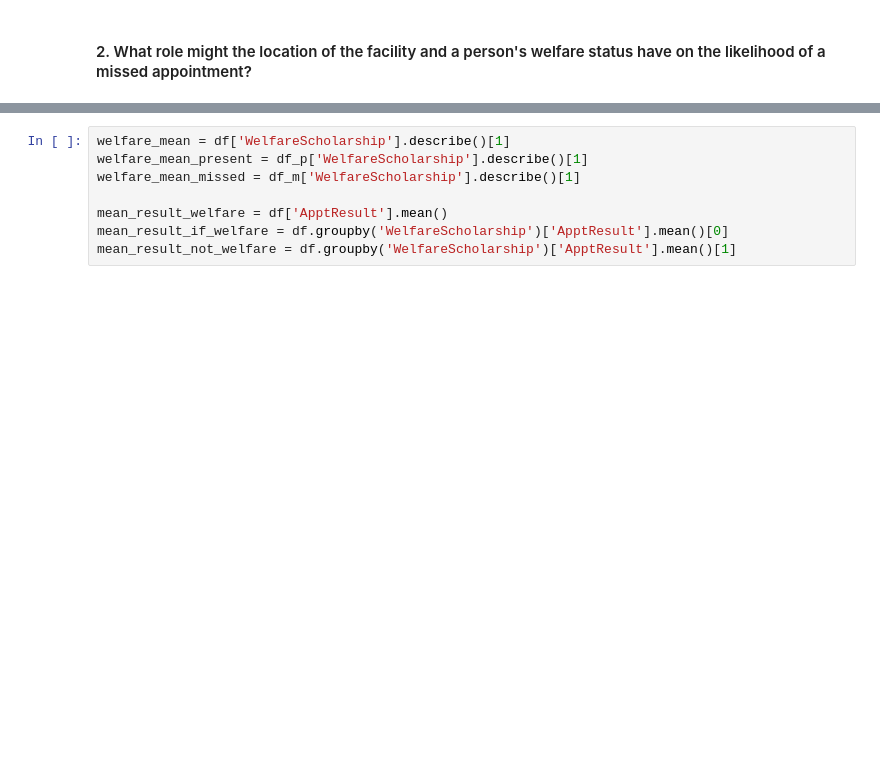
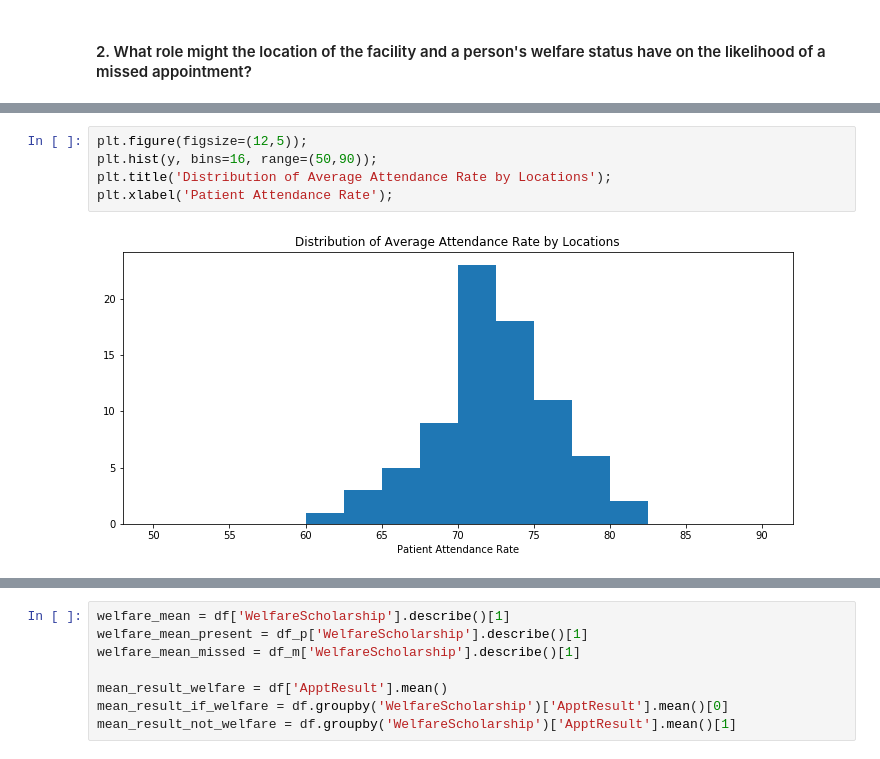
Before and after one commit to timothyshort/data_analysis, a Jupyter notebook: 03_data_analysis/project-no_show_appts/investigate-a-dataset-template.ipynb, the cells around one changed output, grey strips where cells are left out. Drawn from its saved outputs; the diff is of its cells as text; blank space fills up the shorter version.

```diff
--- a/03_data_analysis/project-no_show_appts/investigate-a-dataset-template.ipynb
+++ b/03_data_analysis/project-no_show_appts/investigate-a-dataset-template.ipynb
@@ -213,2 +214,9 @@ plt.ylabel('Attendance Rate');
+# %%
+plt.figure(figsize=(12,5));
+plt.hist(y, bins=16, range=(50,90));
+plt.title('Distribution of Average Attendance Rate by Locations');
+plt.xlabel('Patient Attendance Rate');
+# %% [output]
+[figure, added]
 # %% [markdown]
 ##### Observations:
```
Also changed, not shown: parts of 16 cells of this notebook.
